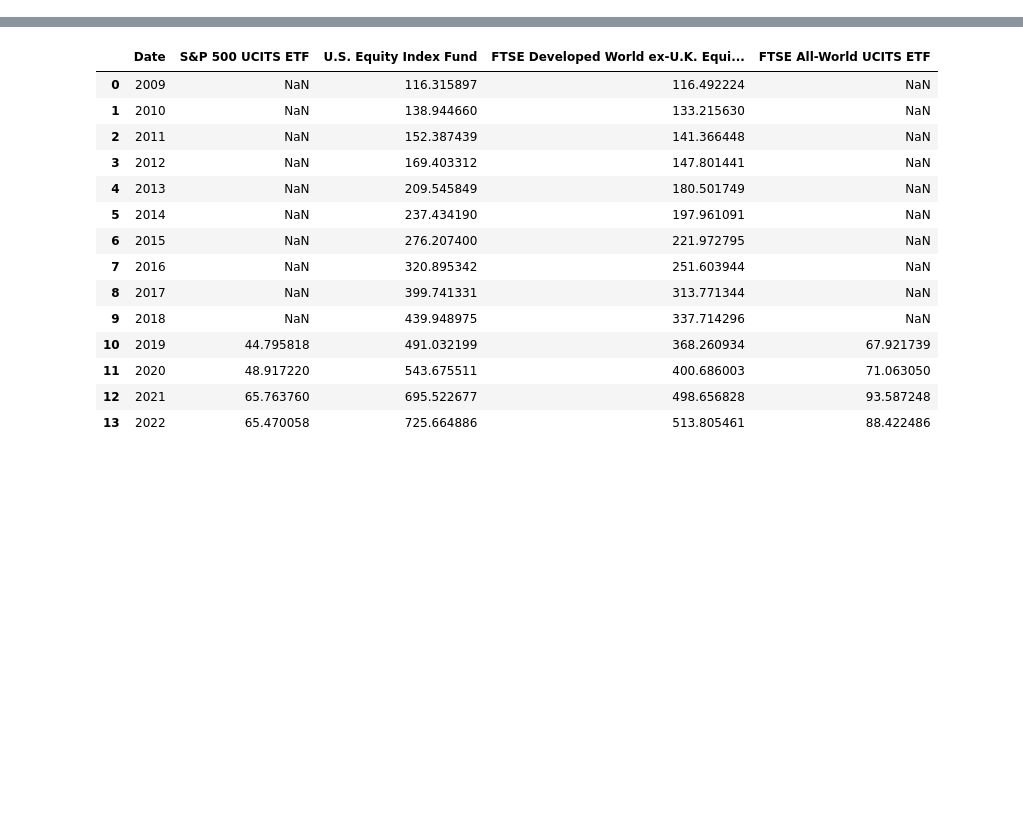
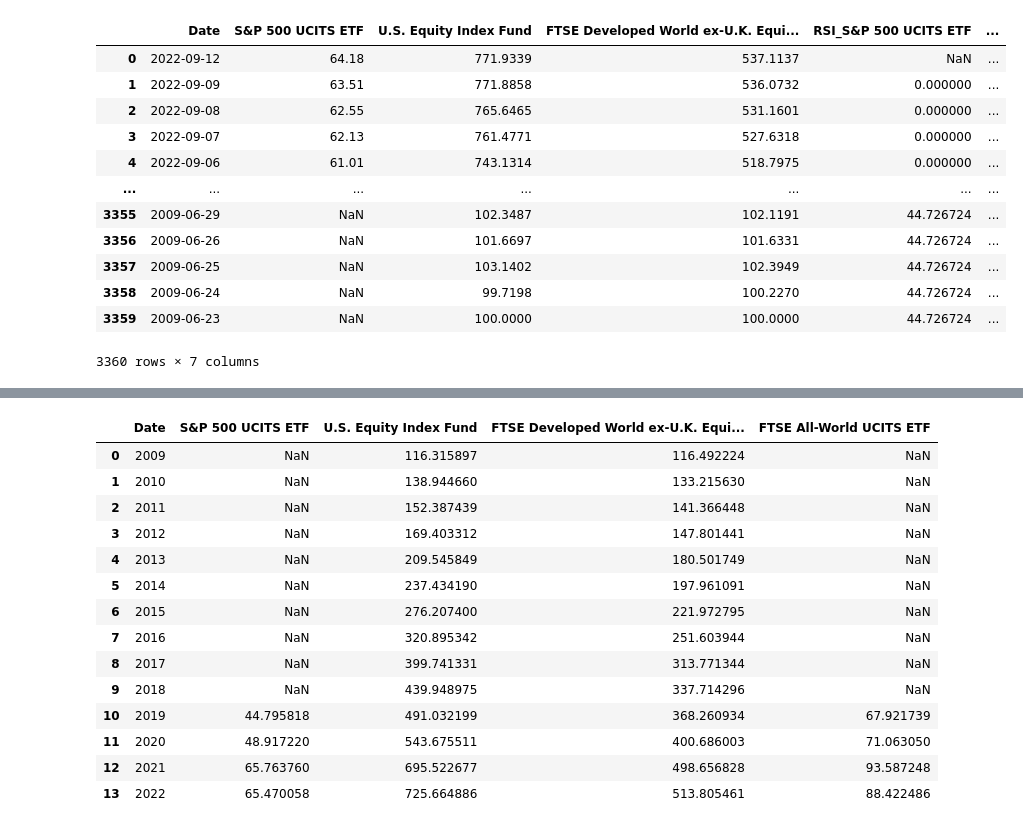
Before and after one commit to weronikazak/Intrinsic_Value, a Jupyter notebook: Vanguard/Plot_Exercises.ipynb, the cells around one changed output, grey strips where cells are left out. Saved outputs shown, nothing was run; the diff lists cells and outputs as text; code cells hidden in the pictures; blank space fills up the shorter version.

```diff
--- a/Vanguard/Plot_Exercises.ipynb
+++ b/Vanguard/Plot_Exercises.ipynb
@@ -57,0 +55,27 @@ Index(['S&P 500 UCITS ETF', 'U.S. Equity Index Fund',
+# %%
+def calculate_rsi(period=13):
+    for col in data.columns[1:]:
+        net_change = data[col].diff()
+        increase = net_change.clip(lower=0)
+        decrease = -1*net_change.clip(upper=0)
+        ema_up = increase.ewm(com=period, adjust=False).mean()
+        ema_down = decrease.ewm(com=period, adjust=False).mean()
+        RS = ema_up/ema_down
+        data[f'RSI_{col}'] = 100 - (100/(1+RS))
+    return data
+# %%
+calculate_rsi()
+# %% [output]
+|  | Date | S&P 500 UCITS ETF | U.S. Equity Index Fund | FTSE Developed World ex-U.K. Equi... | RSI_S&P 500 UCITS ETF | ... |
+| 0 | 2022-09-12 | 64.18 | 771.9339 | 537.1137 | NaN | ... |
+| 1 | 2022-09-09 | 63.51 | 771.8858 | 536.0732 | 0.000000 | ... |
+| 2 | 2022-09-08 | 62.55 | 765.6465 | 531.1601 | 0.000000 | ... |
+| 3 | 2022-09-07 | 62.13 | 761.4771 | 527.6318 | 0.000000 | ... |
+| 4 | 2022-09-06 | 61.01 | 743.1314 | 518.7975 | 0.000000 | ... |
+| ... | ... | ... | ... | ... | ... | ... |
+| 3355 | 2009-06-29 | NaN | 102.3487 | 102.1191 | 44.726724 | ... |
+| 3356 | 2009-06-26 | NaN | 101.6697 | 101.6331 | 44.726724 | ... |
+| 3357 | 2009-06-25 | NaN | 103.1402 | 102.3949 | 44.726724 | ... |
+| 3358 | 2009-06-24 | NaN | 99.7198 | 100.2270 | 44.726724 | ... |
+| 3359 | 2009-06-23 | NaN | 100.0000 | 100.0000 | 44.726724 | ... |
+3360 rows × 7 columns
```
Also changed, not shown: parts of 7 cells of this notebook, 42 other files.
